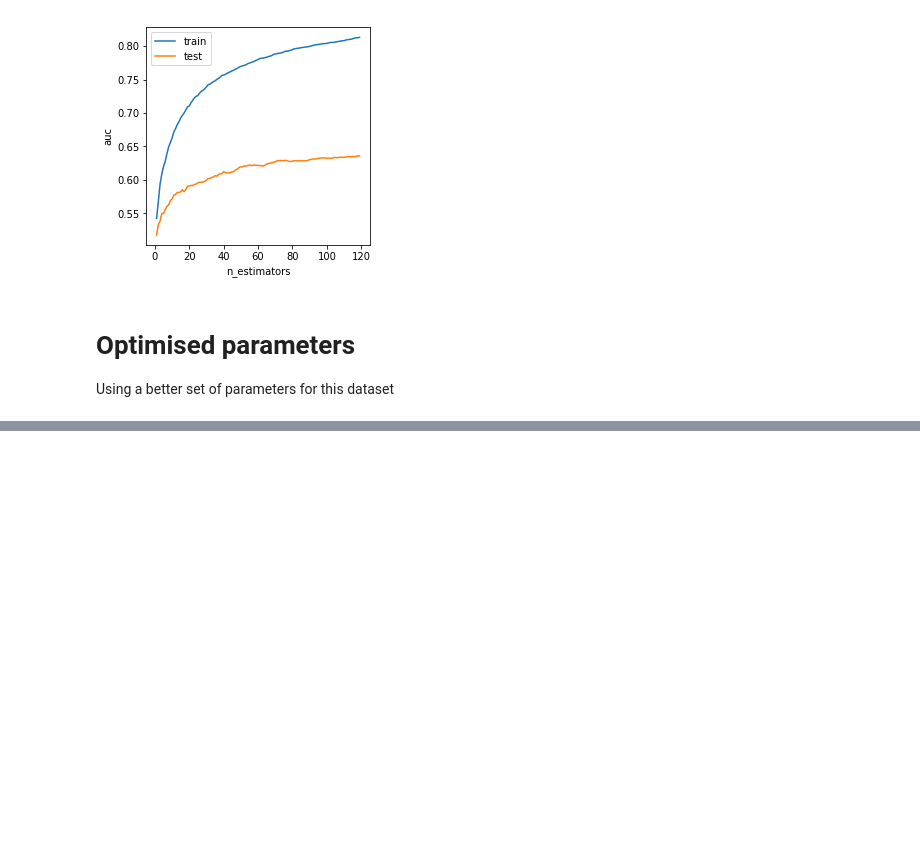
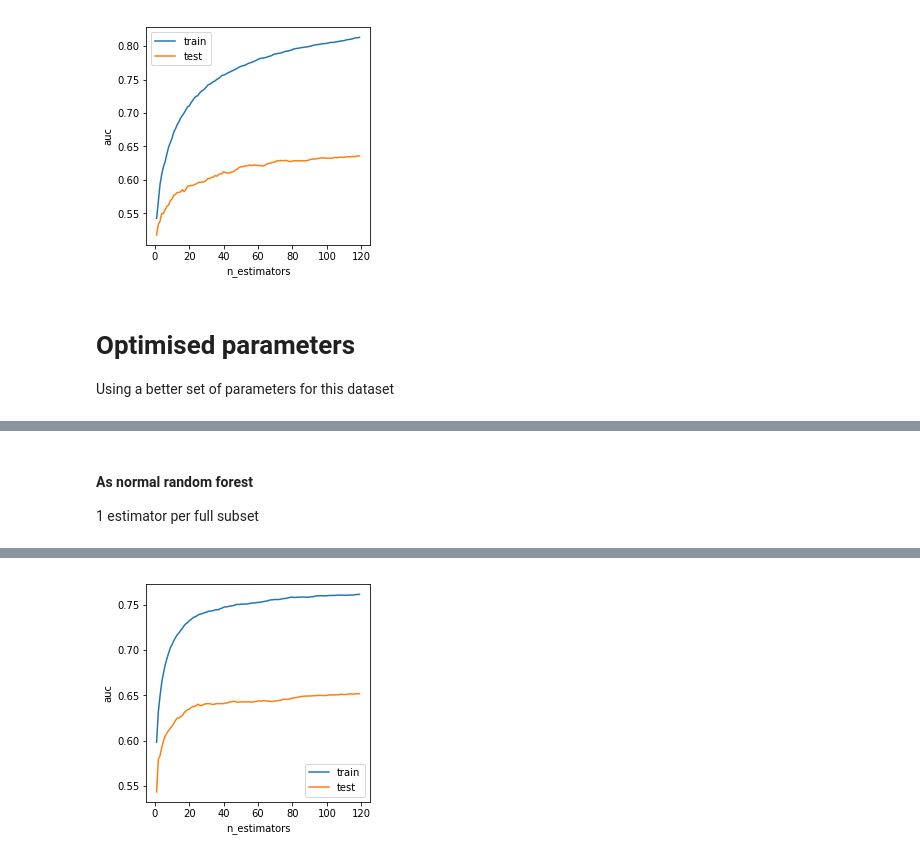
Before and after one commit to garethjns/IncrementalTrees, a Jupyter notebook: notes/PerformanceComparisons.ipynb, the cells around one changed output, grey strips where cells are left out. Drawn from its saved outputs; the diff is of its cells as text; code cells hidden in the pictures; blank space fills up the shorter version.

```diff
--- a/notes/PerformanceComparisons.ipynb
+++ b/notes/PerformanceComparisons.ipynb
@@ -251,0 +331,13 @@ Best set: 1.0 | 0.6164312580640207
+# %% [markdown]
+#### As normal random forest
+1 estimator per full subset
+# %%
+steps = np.arange(1, MAX_ESTIMATORS, 1)
+srfc = StreamingRFC(n_estimators=1,
+                    max_n_estimators=np.max(steps),
+                    **params)
+
+%time train_scores, test_scores = inc_partial_fit(x, y, srfc=srfc, steps=steps, sample=1)
+print(f"With {len(srfc.estimators_)}: {train_scores[-1]} | {test_scores[-1]}")
+plot_auc(steps, train_scores, test_scores)
+# %% [output]
@@ -251,0 +346 @@ Best set: 1.0 | 0.6164312580640207
+[figure, added]
```
Also changed, not shown: parts of 14 cells of this notebook, 1 other file.
